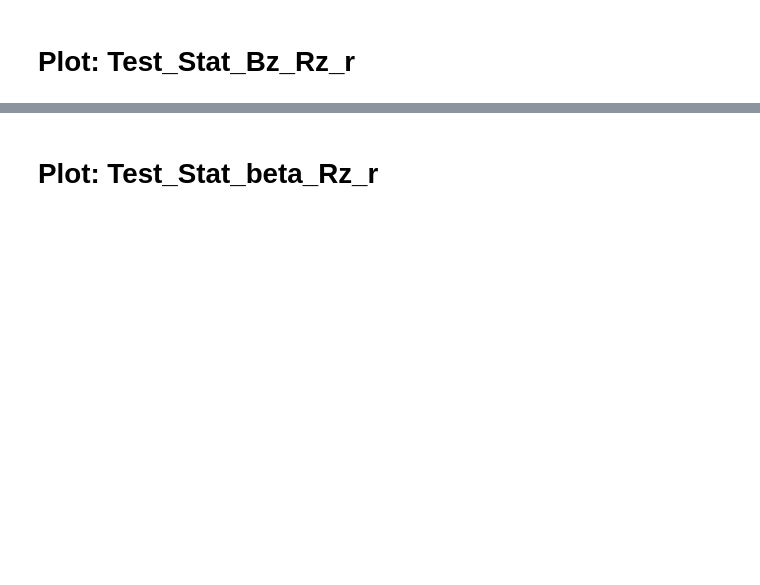
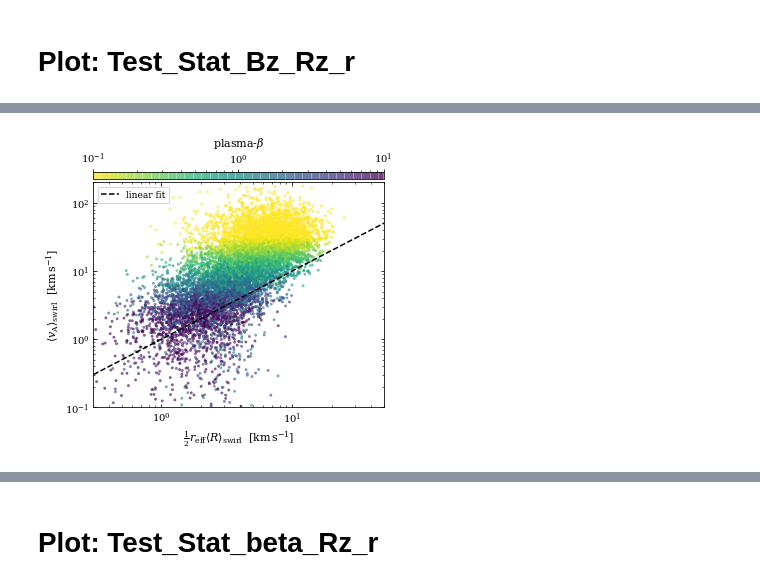
Before and after one commit to jcanivete/my_paperV, a Jupyter notebook: Test_Statistics/Test_Statistics.ipynb, the cells around one changed output, grey strips where cells are left out. Saved outputs shown, nothing was run; the diff lists cells and outputs as text; code cells hidden in the pictures; blank space fills up the shorter version.

```diff
--- a/Test_Statistics/Test_Statistics.ipynb
+++ b/Test_Statistics/Test_Statistics.ipynb
@@ -412,0 +484,90 @@ fig.savefig('../Figures/Test_Stat_Bz_Rz_r_relax.png', dpi=200, bbox_inches = 'ti
+# %%
+%matplotlib inline
+fig, axes = plt.subplots(ncols=1, nrows=1, figsize=(5,4))
+
+s=4
+alpha=0.5
+vmin=30
+vmax = 150
+marker='o'
+cmap='viridis_r'
+
+chrom, = np.where(np.logical_and(z>90,z<120))
+chrom,=np.where(z==100)
+Bz_chrom = Bz[chrom]
+rortex_chrom = rortex[chrom]
+Sh_chrom = Sh[chrom]
+Sv_chrom = Sv[chrom]
+radius_chrom = radius[chrom]
+beta_chrom = beta[chrom]
+T_chrom = 4.*np.pi/np.abs(rortex_chrom)
+valf_chrom = v_alfven[chrom]
+
+
+ax = axes
+
+arg = np.argsort(radius_chrom)
+valf_chrom = valf_chrom[arg]
+rortex_chrom = rortex_chrom[arg]
+radius_chrom = radius_chrom[arg]
+beta_chrom = beta_chrom[arg]
+# Plot
+im = ax.scatter(np.abs(rortex_chrom)/2*(radius_chrom),
+                np.sqrt(2.)*(np.abs(valf_chrom)/1e5),
+                c=beta_chrom,
+                s=s,
+                alpha=alpha,
+                marker=marker,
+                cmap=cmap,
+                norm=colors.LogNorm(vmin=1e-1, vmax=1e1))
+
+
+# Title
+#ax.set_title('Chromosphere')
+
+# Labels
+ax.set_ylabel(r'$\langle v_{\rm A} \rangle_{\rm swirl}~~[{\rm km}\,{\rm s}^{-1}]$')
+ax.set_xlabel(r'$\frac{1}{2}r_{\rm eff}\langle R \rangle_{\rm swirl}~~[{\rm km}\,{\rm s}^{-1}]$')
+
+# Axis
+#ax.set_xlim(-300,1000)
+#ax.set_ylim(0,400)
+ax.axvline(0, linestyle=':', color='Gray')
+ax.axhline(0, linestyle=':', color='Gray')
+
+# Ticks
+ax.tick_params(axis="both", direction="in", which="both", right=True, top=True)
+ax.minorticks_on()
+
+# Add text
+# ax.text(-2.1e3,
+#         -0.52,
+#         r'Chromosphere',
+#         size=12,
+#         bbox=dict(boxstyle="round",
+#                   fc=(1.0, 1.0, 1.0),
+#                   ec=(0.0, 0.0, 0.0),)
+#        )
+
+#####################################
+
+xrange=np.arange(100)
+ax.plot(xrange, np.abs(xrange), color='k', linestyle='--', label='linear fit')
+
+ax.set_xscale('log')
+ax.set_yscale('log')
+ax.set_xlim([0.3,50])
+ax.set_ylim([0.1,200])
+# Colorbar
+
+cb_ax = fig.add_axes([0.163, 0.975, 0.807, 0.023])
+cbar = fig.colorbar(im, cax=cb_ax, orientation='horizontal')
+cbar.set_label(r'plasma-$\beta$')
+cbar.ax.xaxis.set_ticks_position('top')
+cbar.ax.xaxis.set_label_position('top')
+#####################################
+ax.legend()
+fig.tight_layout(h_pad=0.1)
+fig.savefig('../Figures/Test_Stat_BrR_relation.png', dpi=200, bbox_inches = 'tight', pad_inches = 0.2)
+# %% [output]
+[figure, added]
```
Also changed, not shown: parts of 38 cells of this notebook, 5 other files.
